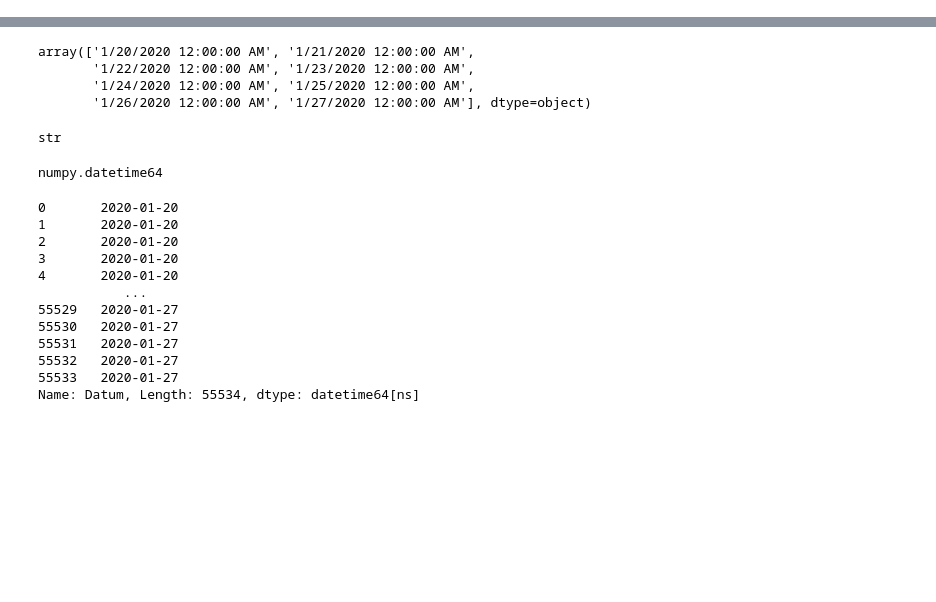
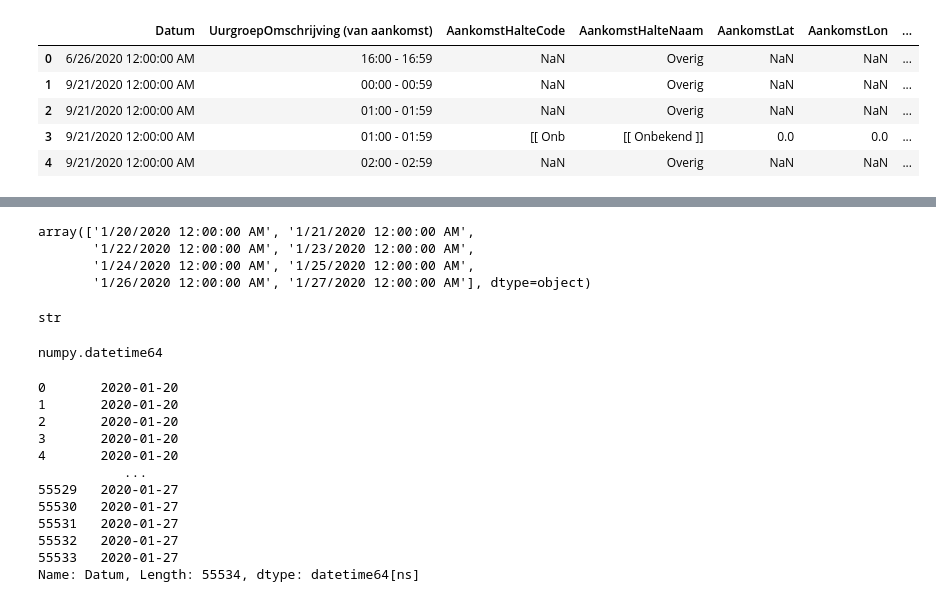
Before and after one commit to lotteph/DSP, a Jupyter notebook: GVBSAM.ipynb, the cells around one changed output, grey strips where cells are left out. Saved outputs shown, nothing was run; the diff lists cells and outputs as text; code cells hidden in the pictures; blank space fills up the shorter version.

```diff
--- a/GVBSAM.ipynb
+++ b/GVBSAM.ipynb
@@ -9,0 +31,9 @@ Reis_Bestemming_Uur = pd.read_csv("02/03/Datalab_Reis_Bestemming_Uur_20200203.cs
+# %%
+Journey_Destination_Hour.head()
+# %% [output]
+|  | Datum | UurgroepOmschrijving (van aankomst) | AankomstHalteCode | AankomstHalteNaam | AankomstLat | AankomstLon | ... |
+| 0 | 6/26/2020 12:00:00 AM | 16:00 - 16:59 | NaN | Overig | NaN | NaN | ... |
+| 1 | 9/21/2020 12:00:00 AM | 00:00 - 00:59 | NaN | Overig | NaN | NaN | ... |
+| 2 | 9/21/2020 12:00:00 AM | 01:00 - 01:59 | NaN | Overig | NaN | NaN | ... |
+| 3 | 9/21/2020 12:00:00 AM | 01:00 - 01:59 | [[ Onb | [[ Onbekend ]] | 0.0 | 0.0 | ... |
+| 4 | 9/21/2020 12:00:00 AM | 02:00 - 02:59 | NaN | Overig | NaN | NaN | ... |
```
Also changed, not shown: parts of 15 cells of this notebook.
